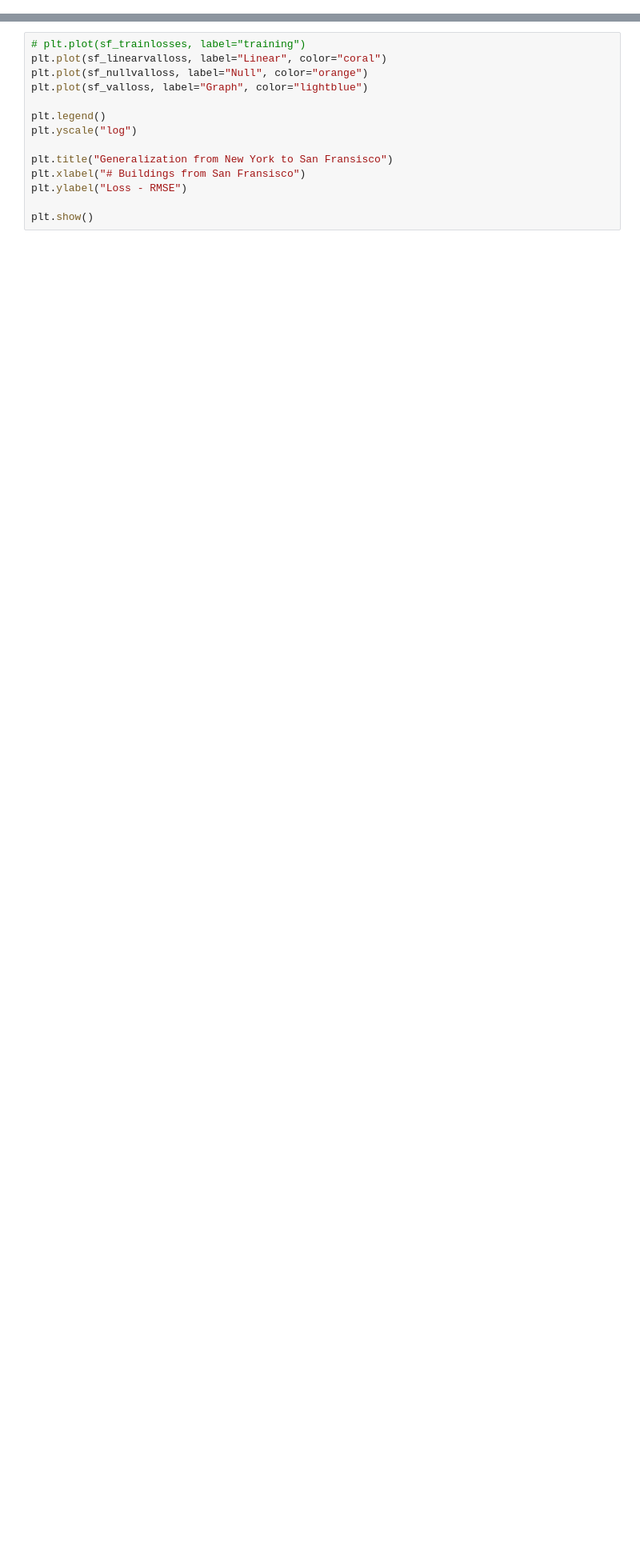
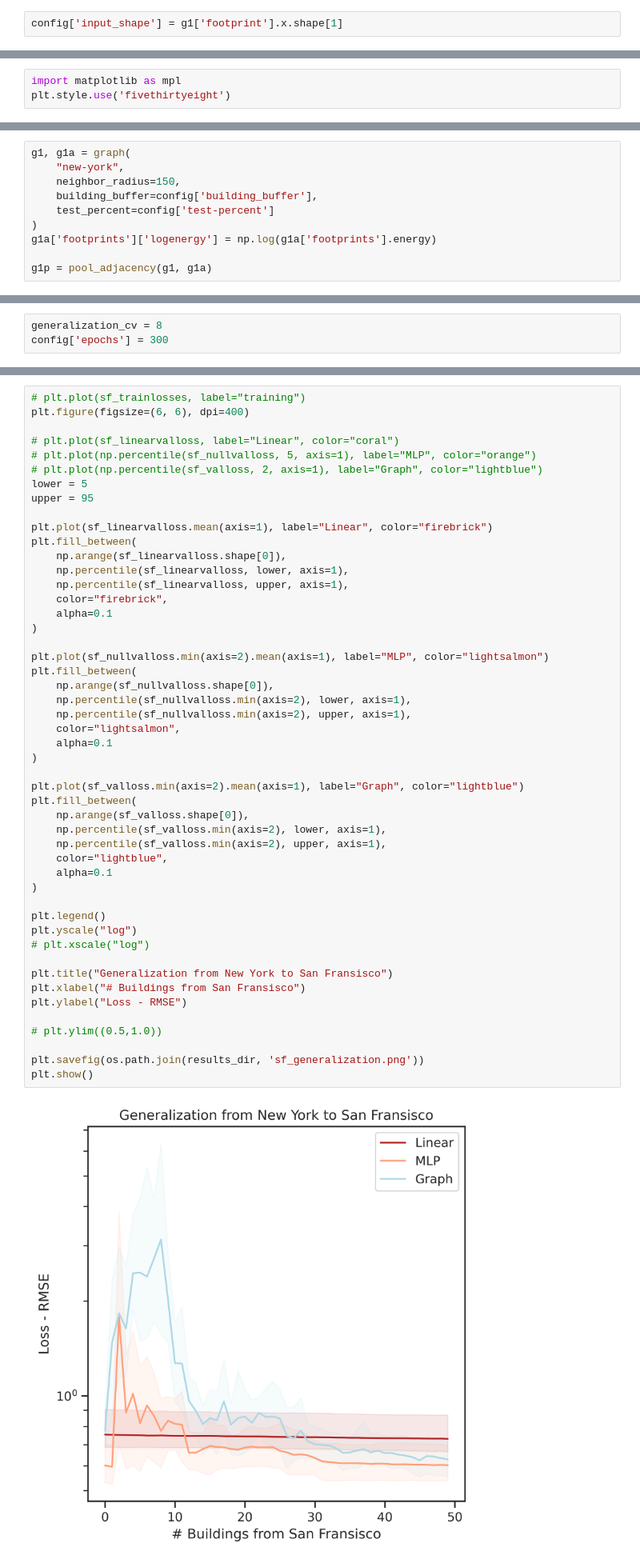
Before and after one commit to trdougherty/GRIDS, a Jupyter notebook: p1_generalbenefits.ipynb, the cells around one changed output, grey strips where cells are left out. Shown at 80% size. Saved outputs shown, nothing was run; the diff lists cells and outputs as text; blank space fills up the shorter version.

```diff
--- a/p1_generalbenefits.ipynb
+++ b/p1_generalbenefits.ipynb
@@ -175,0 +424,2 @@ config
+# %%
+config['input_shape'] = g1['footprint'].x.shape[1]
@@ -385,0 +779,3 @@ print(f"Graph Benefit:\t\t{relative_benefit(graphmae, threshold)}")
+# %%
+import matplotlib as mpl
+plt.style.use('fivethirtyeight')
@@ -392,0 +963,10 @@ rebuilding_idx = np.array(sf_rebuild_info['rebuild_idx'])
+# %%
+g1, g1a = graph(
+    "new-york",
+    neighbor_radius=150,
+    building_buffer=config['building_buffer'],
+    test_percent=config['test-percent']
+)
+g1a['footprints']['logenergy'] = np.log(g1a['footprints'].energy)
+
+g1p = pool_adjacency(g1, g1a)
@@ -616,0 +1388,3 @@ for n_true in tqdm_notebook(range(100), leave=True):
+# %%
+generalization_cv = 8
+config['epochs'] = 300
@@ -617,14 +1494,51 @@ for n_true in tqdm_notebook(range(100), leave=True):
 # %%
 # plt.plot(sf_trainlosses, label="training")
-plt.plot(sf_linearvalloss, label="Linear", color="coral")
-plt.plot(sf_nullvalloss, label="Null", color="orange")
-plt.plot(sf_valloss, label="Graph", color="lightblue")
+plt.figure(figsize=(6, 6), dpi=400)
+
+# plt.plot(sf_linearvalloss, label="Linear", color="coral")
+# plt.plot(np.percentile(sf_nullvalloss, 5, axis=1), label="MLP", color="orange")
+# plt.plot(np.percentile(sf_valloss, 2, axis=1), label="Graph", color="lightblue")
+lower = 5
+upper = 95
+
+plt.plot(sf_linearvalloss.mean(axis=1), label="Linear", color="firebrick")
+plt.fill_between(
+    np.arange(sf_linearvalloss.shape[0]),
+    np.percentile(sf_linearvalloss, lower, axis=1),
+    np.percentile(sf_linearvalloss, upper, axis=1),
+    color="firebrick",
+    alpha=0.1
+)
+
+plt.plot(sf_nullvalloss.min(axis=2).mean(axis=1), label="MLP", color="lightsalmon")
+plt.fill_between(
+    np.arange(sf_nullvalloss.shape[0]),
+    np.percentile(sf_nullvalloss.min(axis=2), lower, axis=1),
+    np.percentile(sf_nullvalloss.min(axis=2), upper, axis=1),
+    color="lightsalmon",
+    alpha=0.1
+)
+
+plt.plot(sf_valloss.min(axis=2).mean(axis=1), label="Graph", color="lightblue")
+plt.fill_between(
+    np.arange(sf_valloss.shape[0]),
+    np.percentile(sf_valloss.min(axis=2), lower, axis=1),
+    np.percentile(sf_valloss.min(axis=2), upper, axis=1),
+    color="lightblue",
+    alpha=0.1
+)
 
 plt.legend()
 plt.yscale("log")
+# plt.xscale("log")
 
 plt.title("Generalization from New York to San Fransisco")
 plt.xlabel("# Buildings from San Fransisco")
 plt.ylabel("Loss - RMSE")
 
+# plt.ylim((0.5,1.0))
+
+plt.savefig(os.path.join(results_dir, 'sf_generalization.png'))
 plt.show()
+# %% [output]
+[figure, added]
```
Also changed, not shown: parts of 130 cells of this notebook, 21 other files.
